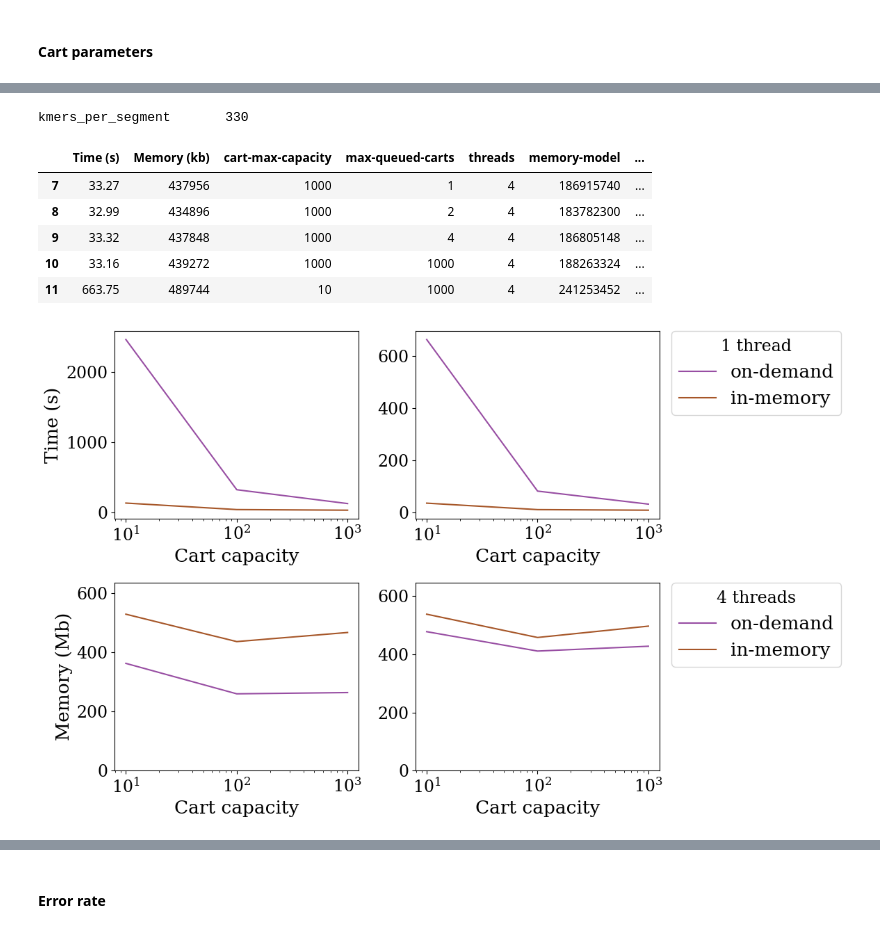
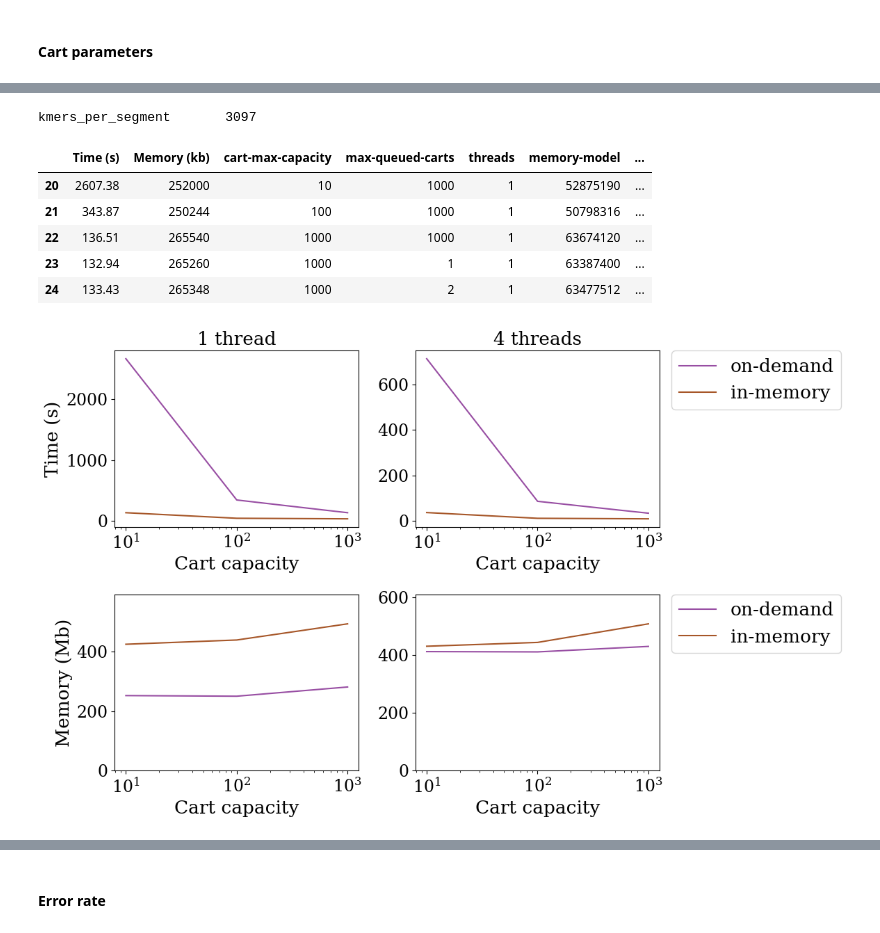
Before and after one commit to eaasna/DREAM-stellar-benchmark, a Jupyter notebook: work-python/markov/Distribution granularity.ipynb, the cells around one changed output, grey strips where cells are left out. Cells and saved outputs as stored; diff of their text form; code cells hidden in the pictures.

```diff
--- a/work-python/markov/Distribution granularity.ipynb
+++ b/work-python/markov/Distribution granularity.ipynb
@@ -135,0 +179,19 @@ df.head()
+# %%
+# databases * 2 due to forward and reverse
+ibf_size = 175085704
+database_size = 100 * 1024 * 1024
+query_size = 1024 * 1024
+
+data["memory-model"] = (data["Memory (kb)"] * 1000 - (ibf_size + 2 * database_size + 2 * query_size)).astype(int)
+
+seg_len = query_size / data["seg-count"].iloc[0] + min_len
+qgram_size = 12
+kmers_per_segment = int(seg_len - qgram_size + 1)
+print("kmers_per_segment\t" + str(kmers_per_segment))
+bytes_per_kmer = 32
+data["max-kmer-indexes-size"] = (data["threads"] * data["cart-max-capacity"] * kmers_per_segment * bytes_per_kmer).astype(int)
+
+#data["kmer-indexes-frac"] = np.round(data["max-kmer-indexes-size"] / (data["Memory (kb)"] * 1000), 2)
+data["memory-model"] = np.round(data["memory-model"] - data["max-kmer-indexes-size"])
+data["memory-model-error (%)"] = np.round(data["memory-model"] / (data["Memory (kb)"] * 1000) * 100, 2)
+data
@@ -136,2 +229,6 @@ df.head()
 # %% [markdown]
 #### Cart parameters
+# %%
+ref_size = "10Mb_equal"
+df = get_no_time_df(ref_size + "/cart_params_test/full_params.log")
+df.head()
@@ -142,16 +259,15 @@ io = df[df["exec-path"] == "build_io"].copy()
 io.drop(["adapt_cutoff", "errors", "exec-path", "seg-count", "error-rate"], axis = 1, inplace = True)
 # %%
 data = build.copy()
-#data = data[data["cart-max-capacity"] > 1]
-data["memory-model"] = (data["Memory (kb)"] * 1024 - (ibf_size + 2 * database_size + query_size)).astype(int)
+data["memory-model"] = (data["Memory (kb)"] * 1000 - (ibf_size + 2 * database_size + query_size)).astype(int)
 
 seg_len = query_size / df["seg-count"].iloc[0] + min_len
 kmers_per_segment = int(seg_len - window_size + 1)
 print("kmers_per_segment\t" + str(kmers_per_segment))
 bytes_per_kmer = 8
 data["max-kmer-indexes-size"] = (data["threads"] * data["cart-max-capacity"] * kmers_per_segment * bytes_per_kmer).astype(int)
-data["kmer-indexes-frac"] = np.round(data["max-kmer-indexes-size"] / (data["Memory (kb)"] * 1024), 2)
+data["kmer-indexes-frac"] = np.round(data["max-kmer-indexes-size"] / (data["Memory (kb)"] * 1000), 2)
 data["memory-model"] = np.round(data["memory-model"] - data["max-kmer-indexes-size"])
-data["memory-model-error (%)"] = np.round((data["memory-model"] / (data["Memory (kb)"] * 1024)) * 100, 2)
+data["memory-model-error (%)"] = np.round((data["memory-model"] / (data["Memory (kb)"] * 1000)) * 100, 2)
 data.head()
 # %% [output]
@@ -165,6 +443,6 @@ kmers_per_segment       330
 # %%
 data = io.copy()
-data = data[data["cart-max-capacity"] > 1]
+#data = data[data["cart-max-capacity"] > 1]
 ref_seg_count = 10
 data["memory-model"] = (data["Memory (kb)"] * 1024 - (ibf_size + data["threads"] * 2 * database_size / ref_seg_count + query_size)).astype(int)
 
@@ -177,13 +455,13 @@ data["memory-model"] = np.round(data["memory-model"] - data["max-kmer-indexes-si
 data["memory-model-error (%)"] = np.round((data["memory-model"] / (data["Memory (kb)"] * 1024)) * 100, 2)
 data.head()
 # %% [output]
-kmers_per_segment       330
+kmers_per_segment       3097
 |  | Time (s) | Memory (kb) | cart-max-capacity | max-queued-carts | threads | memory-model | ... |
-| 7 | 33.27 | 437956 | 1000 | 1 | 4 | 186915740 | ... |
-| 8 | 32.99 | 434896 | 1000 | 2 | 4 | 183782300 | ... |
-| 9 | 33.32 | 437848 | 1000 | 4 | 4 | 186805148 | ... |
-| 10 | 33.16 | 439272 | 1000 | 1000 | 4 | 188263324 | ... |
-| 11 | 663.75 | 489744 | 10 | 1000 | 4 | 241253452 | ... |
+| 20 | 2607.38 | 252000 | 10 | 1000 | 1 | 52875190 | ... |
+| 21 | 343.87 | 250244 | 100 | 1000 | 1 | 50798316 | ... |
+| 22 | 136.51 | 265540 | 1000 | 1000 | 1 | 63674120 | ... |
+| 23 | 132.94 | 265260 | 1000 | 1 | 1 | 63387400 | ... |
+| 24 | 133.43 | 265348 | 1000 | 2 | 1 | 63477512 | ... |
 # %%
 colors = [CB_color_cycle[5], CB_color_cycle[4]]
 fig, ax = plt.subplots(2, 2)
@@ -197,38 +475,41 @@ for t in [1, 4]:
     for data in [io, build]:
         data = data[data["threads"] == t]
         data = data[data["cart-max-capacity"] > 1]
         data = data[data["max-queued-carts"] == 1000]
         data = data.sort_values('cart-max-capacity', ascending=True)
         data = data.groupby('cart-max-capacity').agg('mean')
         ax[0][j].semilogx(data.index.values, data["Time (s)"], color = colors[i], label = labels[i])
         i += 1
 
     i = 0
     for data in [io, build]:
         data = data[data["threads"] == t]
         data = data[data["cart-max-capacity"] > 1]
         data = data[data["max-queued-carts"] == 1000]
         data = data.sort_values('cart-max-capacity', ascending=True)
         data = data.groupby('cart-max-capacity').agg('mean')
-        ax[1][j].set_ylim(0, np.max(data["Memory (kb)"]) * 1.2 / 1024)
-        ax[1][j].semilogx(data.index.values, data["Memory (kb)"] / 1024, label = labels[i], color = colors[i])
+        ax[1][j].set_ylim(0, np.max(data["Memory (kb)"]) * 1.2 / 1000)
+        ax[1][j].semilogx(data.index.values, data["Memory (kb)"] / 1000, label = labels[i], color = colors[i])
         ax[0][j].set_xlabel("Cart capacity")
         ax[1][j].set_xlabel("Cart capacity")
         i+=1
     j += 1
 
+ax[0][0].set_title("1 thread")
+ax[0][1].set_title("4 threads")
+
 ax[0][0].set_ylabel("Time (s)")
 ax[1][0].set_ylabel("Memory (Mb)")
 
-ax[0][1].legend(bbox_to_anchor=(1.05, 1), loc='upper left', borderaxespad=0., title = "1 thread")
-ax[1][1].legend(bbox_to_anchor=(1.05, 1), loc='upper left', borderaxespad=0., title = "4 threads")
+ax[0][1].legend(bbox_to_anchor=(1.05, 1), loc='upper left', borderaxespad=0.)
+ax[1][1].legend(bbox_to_anchor=(1.05, 1), loc='upper left', borderaxespad=0.)
 
 #fig.suptitle(r"Searching 10k $\epsilon$(50, 3)-matches between 100Mb reference and 1Mb query")
 fig.tight_layout()  # otherwise the right y-label is slightly clipped
 fig.savefig(ref_size + "_cart_max_capacity_t.png", dpi=400, bbox_inches='tight')
 plt.show()
 # %% [output]
-[figure, old version]
+[figure, new version]
 # %%
 fig, ax = plt.subplots(2, 2, sharey = False)
 fig.set_size_inches(8, 7)
```
Also changed, not shown: parts of 22 cells of this notebook, 1 other file.
